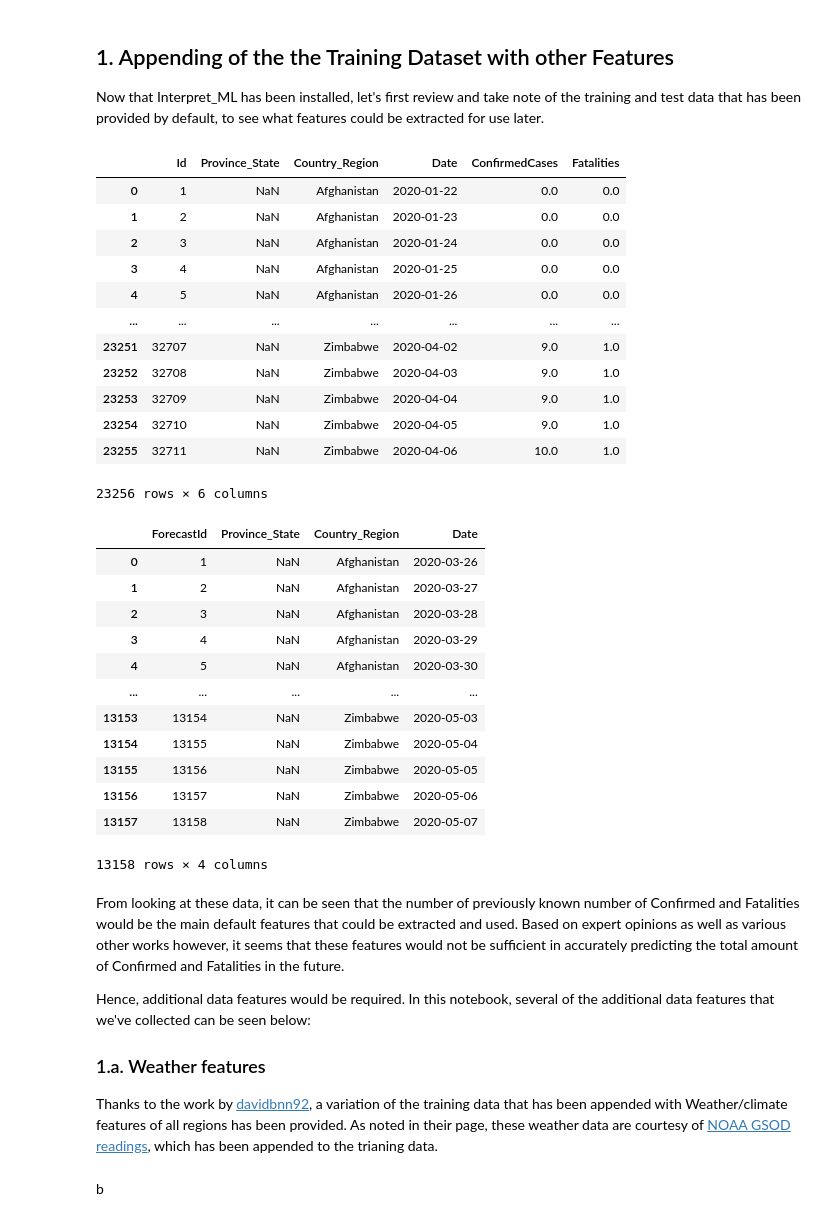
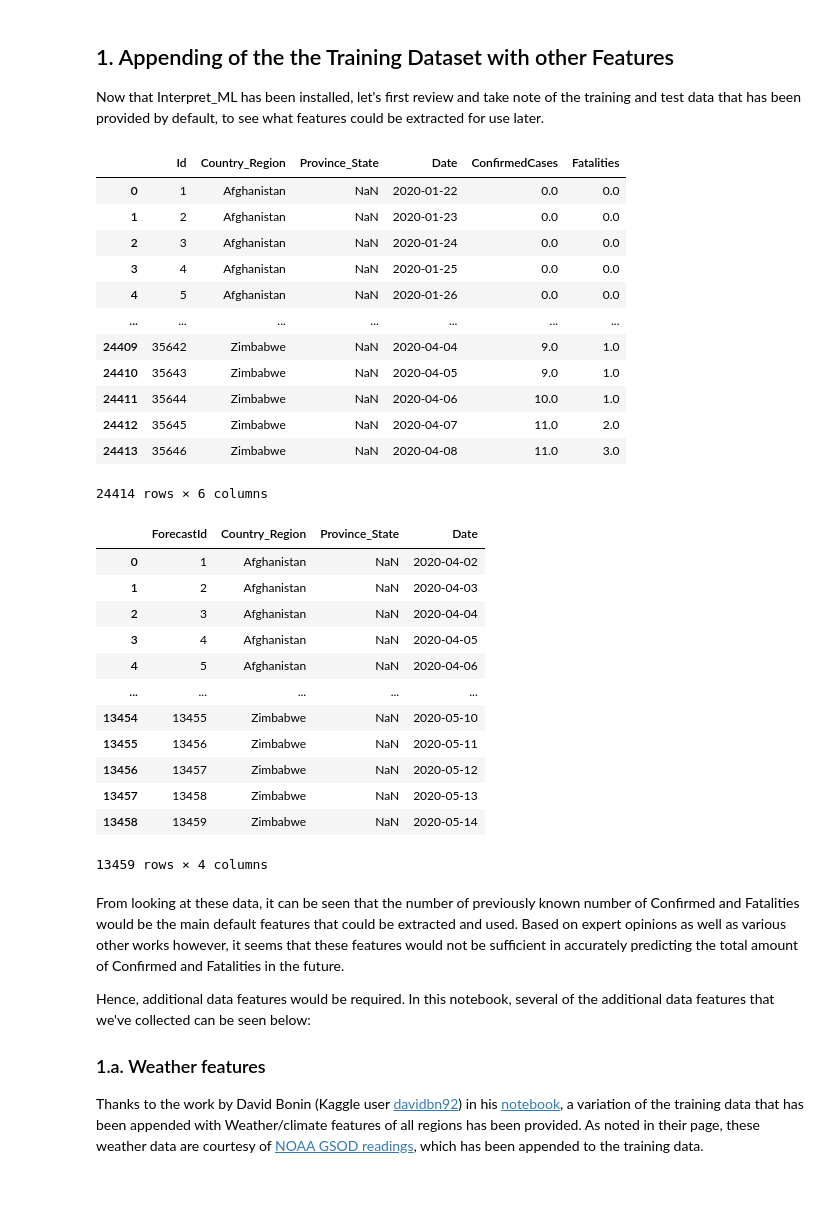
Before and after one commit to NickSadjoli/Week4_GlobalForecast_COVID19, a Jupyter notebook: notebooks/forecast_w_interpret_ml.ipynb, the cells around one changed output. Cells and saved outputs as stored; diff of their text form; code cells hidden in the pictures; blank space fills up the shorter version.

```diff
--- a/notebooks/forecast_w_interpret_ml.ipynb
+++ b/notebooks/forecast_w_interpret_ml.ipynb
@@ -38,49 +45,47 @@ Now that Interpret_ML has been installed, let's first review and take note of th
 # %%
 import pandas as pd
 import numpy as np
 
-train_default_path = "./data/train.csv"
-test_default_path = "./data/test.csv"
+train_default_path = "../input/train.csv"
+test_default_path = "../input/test.csv"
 
 train_default_data = pd.read_csv(train_default_path)
 train_default_data
 # %% [output]
-|  | Id | Province_State | Country_Region | Date | ConfirmedCases | Fatalities |
-| 0 | 1 | NaN | Afghanistan | 2020-01-22 | 0.0 | 0.0 |
-| 1 | 2 | NaN | Afghanistan | 2020-01-23 | 0.0 | 0.0 |
-| 2 | 3 | NaN | Afghanistan | 2020-01-24 | 0.0 | 0.0 |
-| 3 | 4 | NaN | Afghanistan | 2020-01-25 | 0.0 | 0.0 |
-| 4 | 5 | NaN | Afghanistan | 2020-01-26 | 0.0 | 0.0 |
+|  | Id | Country_Region | Province_State | Date | ConfirmedCases | Fatalities |
+| 0 | 1 | Afghanistan | NaN | 2020-01-22 | 0.0 | 0.0 |
+| 1 | 2 | Afghanistan | NaN | 2020-01-23 | 0.0 | 0.0 |
+| 2 | 3 | Afghanistan | NaN | 2020-01-24 | 0.0 | 0.0 |
+| 3 | 4 | Afghanistan | NaN | 2020-01-25 | 0.0 | 0.0 |
+| 4 | 5 | Afghanistan | NaN | 2020-01-26 | 0.0 | 0.0 |
 | ... | ... | ... | ... | ... | ... | ... |
-| 23251 | 32707 | NaN | Zimbabwe | 2020-04-02 | 9.0 | 1.0 |
-| 23252 | 32708 | NaN | Zimbabwe | 2020-04-03 | 9.0 | 1.0 |
-| 23253 | 32709 | NaN | Zimbabwe | 2020-04-04 | 9.0 | 1.0 |
-| 23254 | 32710 | NaN | Zimbabwe | 2020-04-05 | 9.0 | 1.0 |
-| 23255 | 32711 | NaN | Zimbabwe | 2020-04-06 | 10.0 | 1.0 |
+| 24409 | 35642 | Zimbabwe | NaN | 2020-04-04 | 9.0 | 1.0 |
+| 24410 | 35643 | Zimbabwe | NaN | 2020-04-05 | 9.0 | 1.0 |
+| 24411 | 35644 | Zimbabwe | NaN | 2020-04-06 | 10.0 | 1.0 |
+| 24412 | 35645 | Zimbabwe | NaN | 2020-04-07 | 11.0 | 2.0 |
+| 24413 | 35646 | Zimbabwe | NaN | 2020-04-08 | 11.0 | 3.0 |
-23256 rows × 6 columns
+24414 rows × 6 columns
 # %%
 test_default_data = pd.read_csv(test_default_path)
 test_default_data
 # %% [output]
-|  | ForecastId | Province_State | Country_Region | Date |
-| 0 | 1 | NaN | Afghanistan | 2020-03-26 |
-| 1 | 2 | NaN | Afghanistan | 2020-03-27 |
-| 2 | 3 | NaN | Afghanistan | 2020-03-28 |
-| 3 | 4 | NaN | Afghanistan | 2020-03-29 |
-| 4 | 5 | NaN | Afghanistan | 2020-03-30 |
+|  | ForecastId | Country_Region | Province_State | Date |
+| 0 | 1 | Afghanistan | NaN | 2020-04-02 |
+| 1 | 2 | Afghanistan | NaN | 2020-04-03 |
+| 2 | 3 | Afghanistan | NaN | 2020-04-04 |
+| 3 | 4 | Afghanistan | NaN | 2020-04-05 |
+| 4 | 5 | Afghanistan | NaN | 2020-04-06 |
 | ... | ... | ... | ... | ... |
-| 13153 | 13154 | NaN | Zimbabwe | 2020-05-03 |
-| 13154 | 13155 | NaN | Zimbabwe | 2020-05-04 |
-| 13155 | 13156 | NaN | Zimbabwe | 2020-05-05 |
-| 13156 | 13157 | NaN | Zimbabwe | 2020-05-06 |
-| 13157 | 13158 | NaN | Zimbabwe | 2020-05-07 |
+| 13454 | 13455 | Zimbabwe | NaN | 2020-05-10 |
+| 13455 | 13456 | Zimbabwe | NaN | 2020-05-11 |
+| 13456 | 13457 | Zimbabwe | NaN | 2020-05-12 |
+| 13457 | 13458 | Zimbabwe | NaN | 2020-05-13 |
+| 13458 | 13459 | Zimbabwe | NaN | 2020-05-14 |
-13158 rows × 4 columns
+13459 rows × 4 columns
 # %% [markdown]
 From looking at these data, it can be seen that the number of previously known number of Confirmed and Fatalities would be the main default features that could be extracted and used. Based on expert opinions as well as various other works however, it seems that these features would not be sufficient in accurately predicting the total amount of Confirmed and Fatalities in the future.
 
 Hence, additional data features would be required. In this notebook, several of the additional data features that we've collected can be seen below:
 
 ### 1.a. Weather features
-Thanks to the work by [davidbnn92](https://www.kaggle.com/davidbnn92/weather-data/output), a variation of the training data that has been appended with Weather/climate features of all regions has been provided. As noted in their page, these weather data are courtesy of [NOAA GSOD readings](https://www.kaggle.com/noaa/gsod), which has been appended to the trianing data.
+Thanks to the work by David Bonin (Kaggle user [davidbn92](https://www.kaggle.com/davidbnn92)) in his [notebook](https://www.kaggle.com/davidbnn92/weather-data/output), a variation of the training data that has been appended with Weather/climate features of all regions has been provided. As noted in their page, these weather data are courtesy of [NOAA GSOD readings](https://www.kaggle.com/noaa/gsod), which has been appended to the training data.
-# %% [markdown]
-b
```
Also changed, not shown: parts of 22 cells of this notebook, 1 other file.
